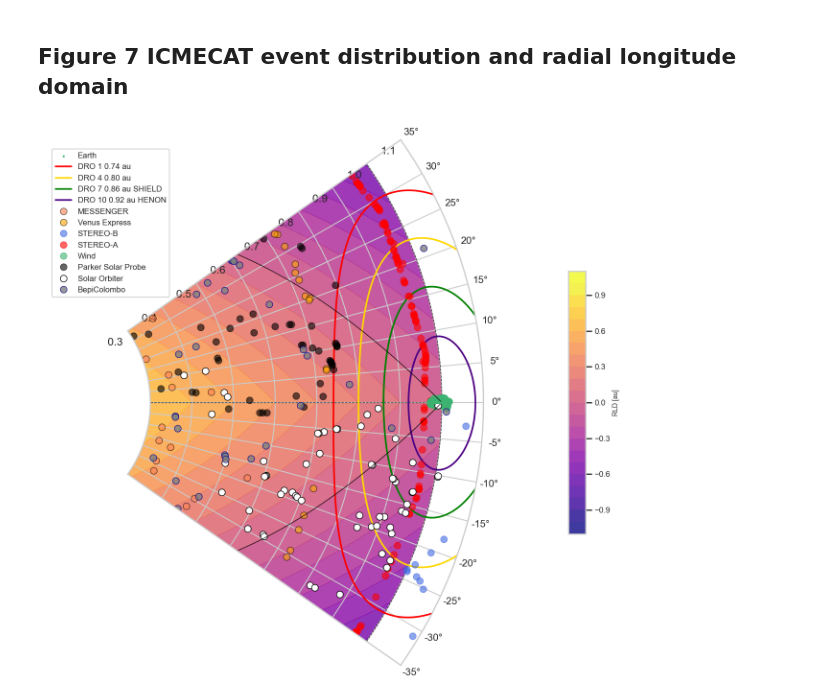
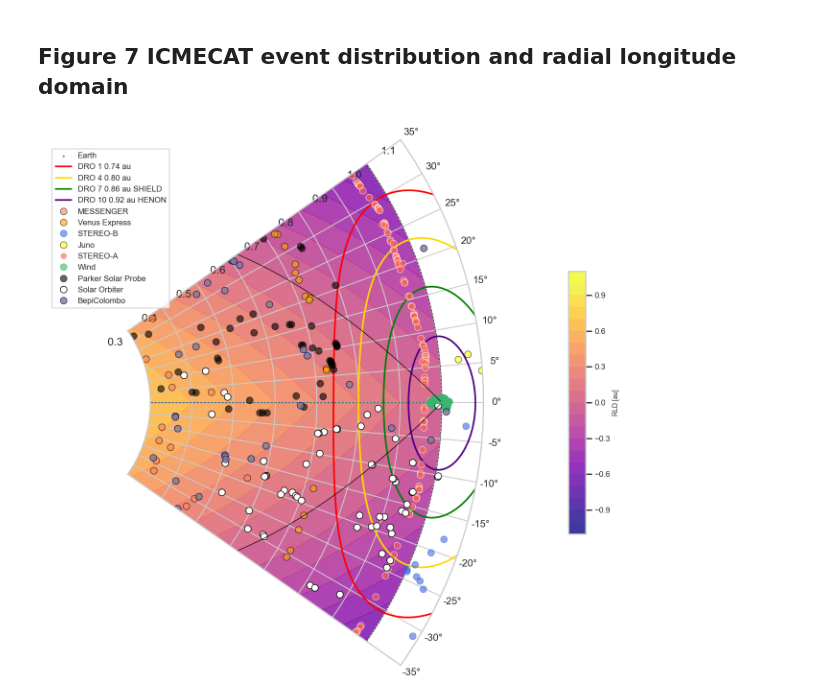
Before and after one commit to cmoestl/dro_orbits, a Jupyter notebook: dro.ipynb, the cells around one changed output. Drawn from its saved outputs; the diff is of its cells as text; code cells hidden in the pictures.

```diff
--- a/dro.ipynb
+++ b/dro.ipynb
@@ -482,8 +476,6 @@ plt.savefig('results/fig1_initial_cartesian_dro.pdf', dpi=300,bbox_inches='tight
 # %%
 file_dir='orbit_files/'
 
-
-######### *** to do: add time axis in hours
 
 years=1
 days = 366*years  # Simulate for 1 year
@@ -495,7 +487,7 @@ for i in np.arange(11):
 
     #access orbits like: x1=orbits_cart[0,:,3], first coordinate x=0 or y=1, then data, then orbit #
     #first cartesian x y, and then r and longitude in rad, in recarray
-    dro_i = np.rec.fromarrays([orbits_cart[0,:,i], orbits_cart[1,:,i], orbits_polar[0,:,i], orbits_polar[1,:,i]],dtype=[('x', 'f8'), ('y', 'f8'), ('r', 'f8'), ('lon', 'f8')])
+    dro_i = np.rec.fromarrays([t_eval,orbits_cart[0,:,i], orbits_cart[1,:,i], orbits_polar[0,:,i], orbits_polar[1,:,i]],dtype=[('time', 'f8'),('x', 'f8'), ('y', 'f8'), ('r', 'f8'), ('lon', 'f8')])
 
     #define filename
     dmin_str='0_'+str(f"{orbits_cart[0,0,i]:.2f}")[2:4]
@@ -507,7 +499,7 @@ for i in np.arange(11):
 
     #write ASCII files
     filename_txt='dro'+str(f"{i:02d}")+'__'+dmin_str+'au.txt'
-    np.savetxt(file_dir+filename_txt, dro_i, header='x [au] y [au] r [au] lon [rad]', fmt='%.6f')
+    np.savetxt(file_dir+filename_txt, dro_i, header='time [hours] x [au] y [au] r [au] lon [rad] HEE coordinates', fmt='%.6f')
 
     print('orbit written into', file_dir+filename_pickle, ' ',filename_txt, ' ',dmin_str)
 
@@ -1184,11 +1309,11 @@ if plot_icmecat:
     ax.plot(np.radians(ic.mo_sc_long_heeq[imes]),ic.mo_sc_heliodistance[imes],'o',markersize=ms,c='k',markerfacecolor='coral', alpha=al,label='MESSENGER')
     ax.plot(np.radians(ic.mo_sc_long_heeq[ivex]),ic.mo_sc_heliodistance[ivex],'o',markersize=ms,c='black', markerfacecolor='orange', alpha=al,label='Venus Express')
     ax.plot(np.radians(ic.mo_sc_long_heeq[istb]),ic.mo_sc_heliodistance[istb],'o',markersize=ms,c='royalblue', alpha=al,label='STEREO-B')
-    #ax.plot(np.radians(ic.mo_sc_long_heeq[ijun]),ic.mo_sc_heliodistance[ijun],'o',markersize=ms,c='black',markerfacecolor='yellow',alpha=al,label='Juno')
+    ax.plot(np.radians(ic.mo_sc_long_heeq[ijun]),ic.mo_sc_heliodistance[ijun],'o',markersize=ms,c='black',markerfacecolor='yellow',alpha=al,label='Juno')
 
     #ax3.plot(ic.mo_sc_heliodistance[ijun],ic.mo_bmean[ijun],'o', c='black',markerfacecolor='yellow', alpha=al,ms=ms, label='Juno')
 
-    ax.plot(np.radians(ic.mo_sc_long_heeq[ista]),ic.mo_sc_heliodistance[ista],'o',markersize=ms, c='red', alpha=al, label='STEREO-A')
+    ax.plot(np.radians(ic.mo_sc_long_heeq[ista]),ic.mo_sc_heliodistance[ista],'o',markersize=ms, c='white',markerfacecolor='tomato', alpha=al, label='STEREO-A')
     ax.plot(np.radians(ic.mo_sc_long_heeq[iwin]),ic.mo_sc_heliodistance[iwin],'o',markersize=ms, c='mediumseagreen', alpha=al, label='Wind')
     ax.plot(np.radians(ic.mo_sc_long_heeq[ipsp]),ic.mo_sc_heliodistance[ipsp],'o',markersize=ms, c='black', alpha=al,label='Parker Solar Probe')
     ax.plot(np.radians(ic.mo_sc_long_heeq[isol]),ic.mo_sc_heliodistance[isol],'o',markersize=ms, c='black',markerfacecolor='white', alpha=1.0, label='Solar Orbiter')
@@ -1203,6 +1328,8 @@ if plot_icmecat:
 #radial longitude difference
 
 def diff_radial_longitudinal(R, THETA):
+
+    # get as input r in au, theta as longitude in radians
     rf=1-R
     lf=(2*np.pi*R)/360*np.abs(np.rad2deg(THETA))
     return rf-lf
@@ -1220,6 +1347,7 @@ R, THETA = np.meshgrid(r, theta)
 F=diff_radial_longitudinal(R,THETA)
 
 CMAP = "plasma" #inferno, magma, viridis, plasma
+#CMAP = 'Greys_r'
 
 level1=np.arange(-1.1,1.2,0.1)
 cf = ax.contourf(THETA, R, F, levels=level1, cmap=CMAP, alpha=0.8,zorder=0, vmin=-1, vmax=1)
@@ -1233,37 +1361,33 @@ cbar.ax.tick_params(labelsize=12)
 ticks = cbar.get_ticks()
 
 degrees = np.arange(-35,40,5)
 ax.set_xticks(np.radians(degrees))
 ax.set_xticklabels([f'{d}°' for d in degrees], fontsize=15)
 
 #ax.set_rgrids(np.arange(0.4,1.5,0.1),('0.3','0.4','0.5','0.6','0.7','0.8','0.9','1.0','1.1','1.2','1.3'),angle=50, fontsize=10, zorder=5)
 #rtick_locs=np.arange(0.4,1.2,0.1)
 #rtick_labels=('0.3','0.4','0.5','0.6','0.7','0.8','0.9','1.0')
 #ax.set_rgrids(rtick_locs,rtick_labels)#,angle=50, fontsize=5, zorder=5)
 
 #ax.set_yticklabels([])
 #for loc, lbl in zip(rtick_locs, rtick_labels):
 #    ax.text(0., loc, lbl, ha='center', va='top', fontsize=16)
 
 ax.set_theta_zero_location('E')
 ax.set_thetamin(35)      # Start angle in degrees
 ax.set_thetamax(-35)
 ##plt.title('Planet and simulated DRO positions 2028 Jan 1 - 2030 Jan 1')
 #ax.set_ylim(0, 1.3)
 
 # cutout in r
 ax.set_rmin(0.30)
 ax.set_rmax(1.10)
 ax.set_rorigin(0)
 
 ax.legend(bbox_to_anchor=(0.01, 0.99), loc='upper left',fontsize=12)
-#plt.figtext(0.8,0.1,f' {nr_sc} DRO spacecraft', color='black', ha='left',fontsize=fsize-4, style='italic')
-#plt.figtext(0.05,0.01,'Austrian Space Weather Office   GeoSphere Austria', color='black', ha='left',fontsize=fsize-4, style='italic')
-#plt.figtext(0.99,0.01,'helioforecast.space', color='black', ha='right',fontsize=fsize-4, style='italic')
 
 plt.tight_layout()
-
-plt.savefig(f'results/fig7_RLD.png', dpi=300,bbox_inches='tight')
-plt.savefig(f'results/fig7_RLD.pdf', dpi=300,bbox_inches='tight')
+plt.savefig(f'results/fig7_RLD.png', dpi=200,bbox_inches='tight')
+plt.savefig(f'results/fig7_RLD.pdf', dpi=200,bbox_inches='tight')
 # %% [output]
-[figure, old version]
+[figure, new version]
```
Also changed, not shown: parts of 27 cells of this notebook, 41 other files.
